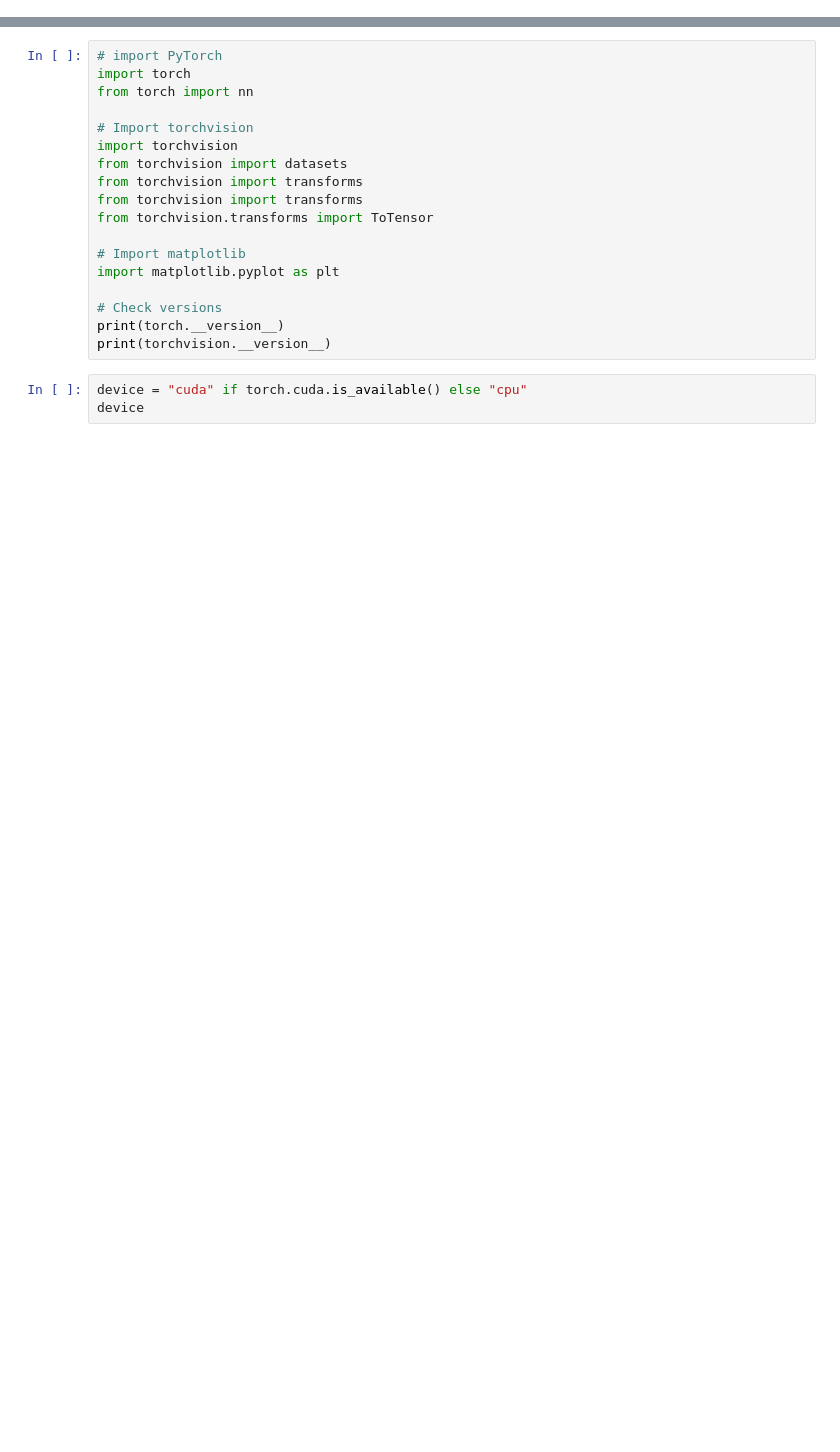
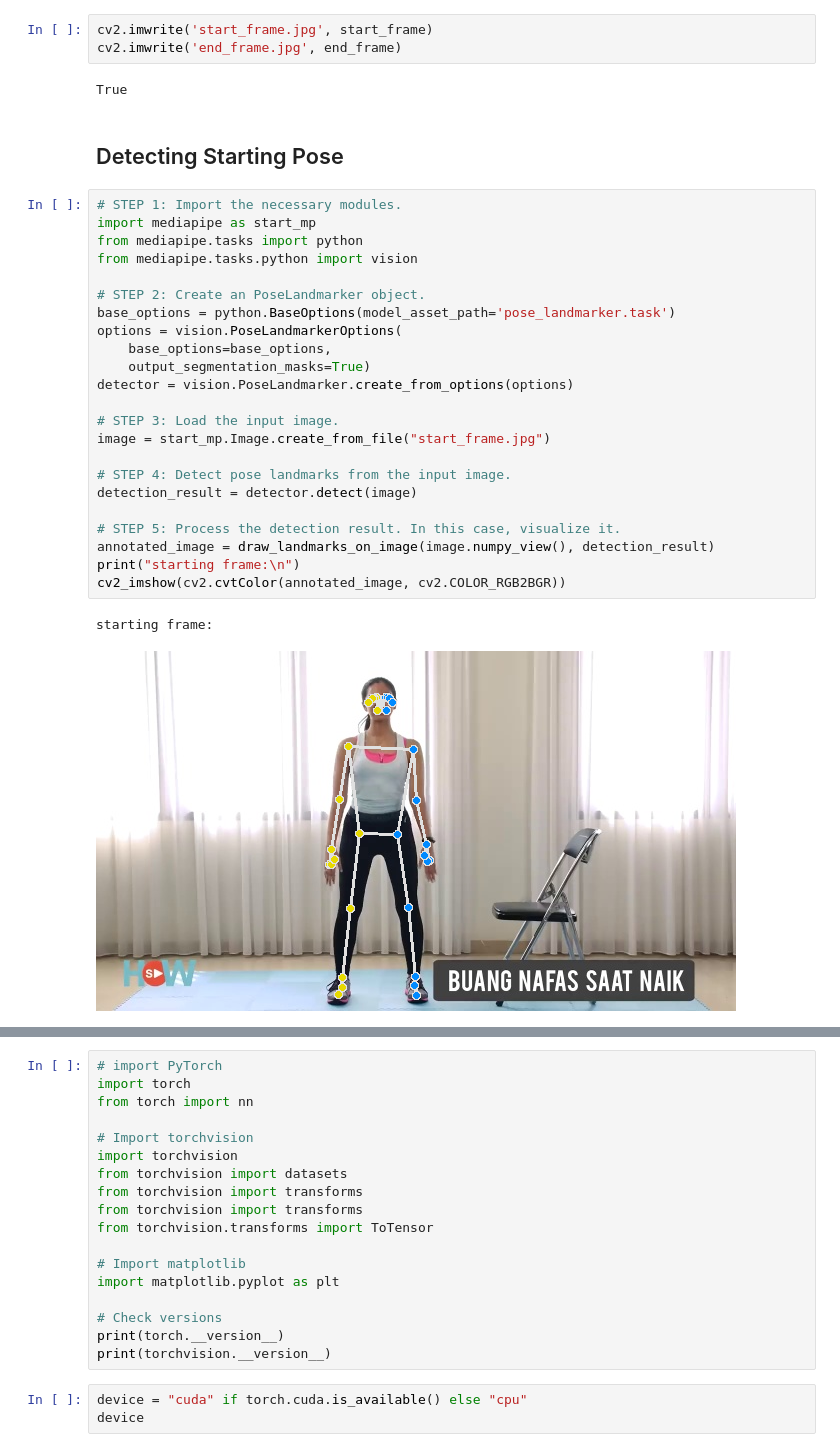
Before and after one commit to gracelcai/career-launch-group-13, a Jupyter notebook: ExerciseModel.ipynb, the cells around one changed output, grey strips where cells are left out. Drawn from its saved outputs; the diff is of its cells as text; blank space fills up the shorter version.

```diff
--- a/ExerciseModel.ipynb
+++ b/ExerciseModel.ipynb
@@ -4,0 +109,33 @@
+# %%
+cv2.imwrite('start_frame.jpg', start_frame)
+cv2.imwrite('end_frame.jpg', end_frame)
+# %% [output]
+True
+# %% [markdown]
+## Detecting Starting Pose
+# %%
+# STEP 1: Import the necessary modules.
+import mediapipe as start_mp
+from mediapipe.tasks import python
+from mediapipe.tasks.python import vision
+
+# STEP 2: Create an PoseLandmarker object.
+base_options = python.BaseOptions(model_asset_path='pose_landmarker.task')
+options = vision.PoseLandmarkerOptions(
+    base_options=base_options,
+    output_segmentation_masks=True)
+detector = vision.PoseLandmarker.create_from_options(options)
+
+# STEP 3: Load the input image.
+image = start_mp.Image.create_from_file("start_frame.jpg")
+
+# STEP 4: Detect pose landmarks from the input image.
+detection_result = detector.detect(image)
+
+# STEP 5: Process the detection result. In this case, visualize it.
+annotated_image = draw_landmarks_on_image(image.numpy_view(), detection_result)
+print("starting frame:\n")
+cv2_imshow(cv2.cvtColor(annotated_image, cv2.COLOR_RGB2BGR))
+# %% [output]
+starting frame:
+[figure, added]
```
Also changed, not shown: parts of 35 cells of this notebook.
